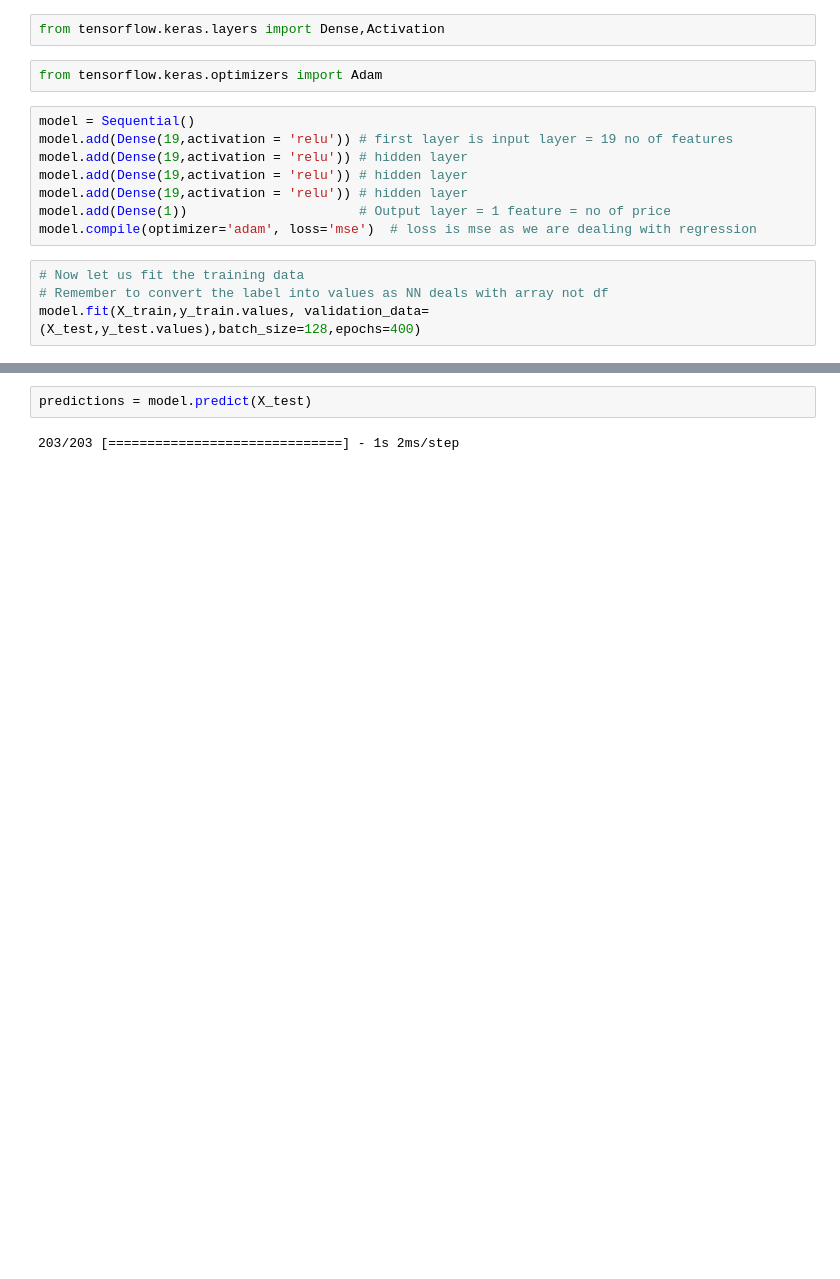
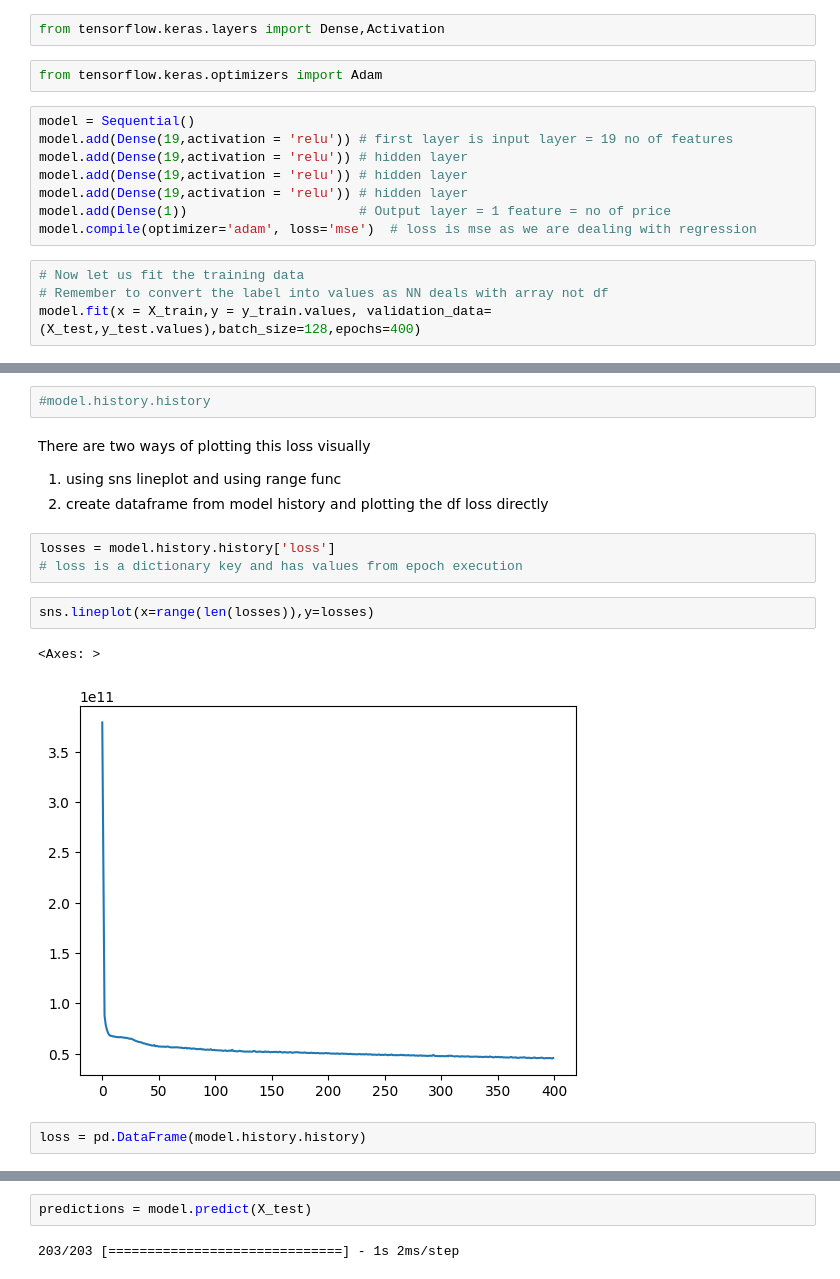
Before and after one commit to taru4u3/NeuralNetzwerk, a Jupyter notebook: US_house_price_prediction_with_NN.ipynb, the cells around one changed output, grey strips where cells are left out. Saved outputs shown, nothing was run; the diff lists cells and outputs as text; blank space fills up the shorter version.

```diff
--- a/US_house_price_prediction_with_NN.ipynb
+++ b/US_house_price_prediction_with_NN.ipynb
@@ -387,6 +387,6 @@ model.compile(optimizer='adam', loss='mse')  # loss is mse as we are dealing wit
 # %%
 # Now let us fit the training data
 # Remember to convert the label into values as NN deals with array not df
-model.fit(X_train,y_train.values, validation_data=(X_test,y_test.values),batch_size=128,epochs=400)
+model.fit(x = X_train,y = y_train.values, validation_data=(X_test,y_test.values),batch_size=128,epochs=400)
 # %% [output]
 Epoch 1/400
@@ -408,0 +410,16 @@ Epoch 314/400
+# %%
+#model.history.history
+# %% [markdown]
+There are two ways of plotting this loss visually
+1. using sns lineplot and using range func
+2. create dataframe from model history and plotting the df loss directly
+# %%
+losses = model.history.history['loss']
+# loss is a dictionary key and has values from epoch execution
+# %%
+sns.lineplot(x=range(len(losses)),y=losses)
+# %% [output]
+<Axes: >
+[figure, added]
+# %%
+loss = pd.DataFrame(model.history.history)
```
Also changed, not shown: parts of 21 cells of this notebook.
